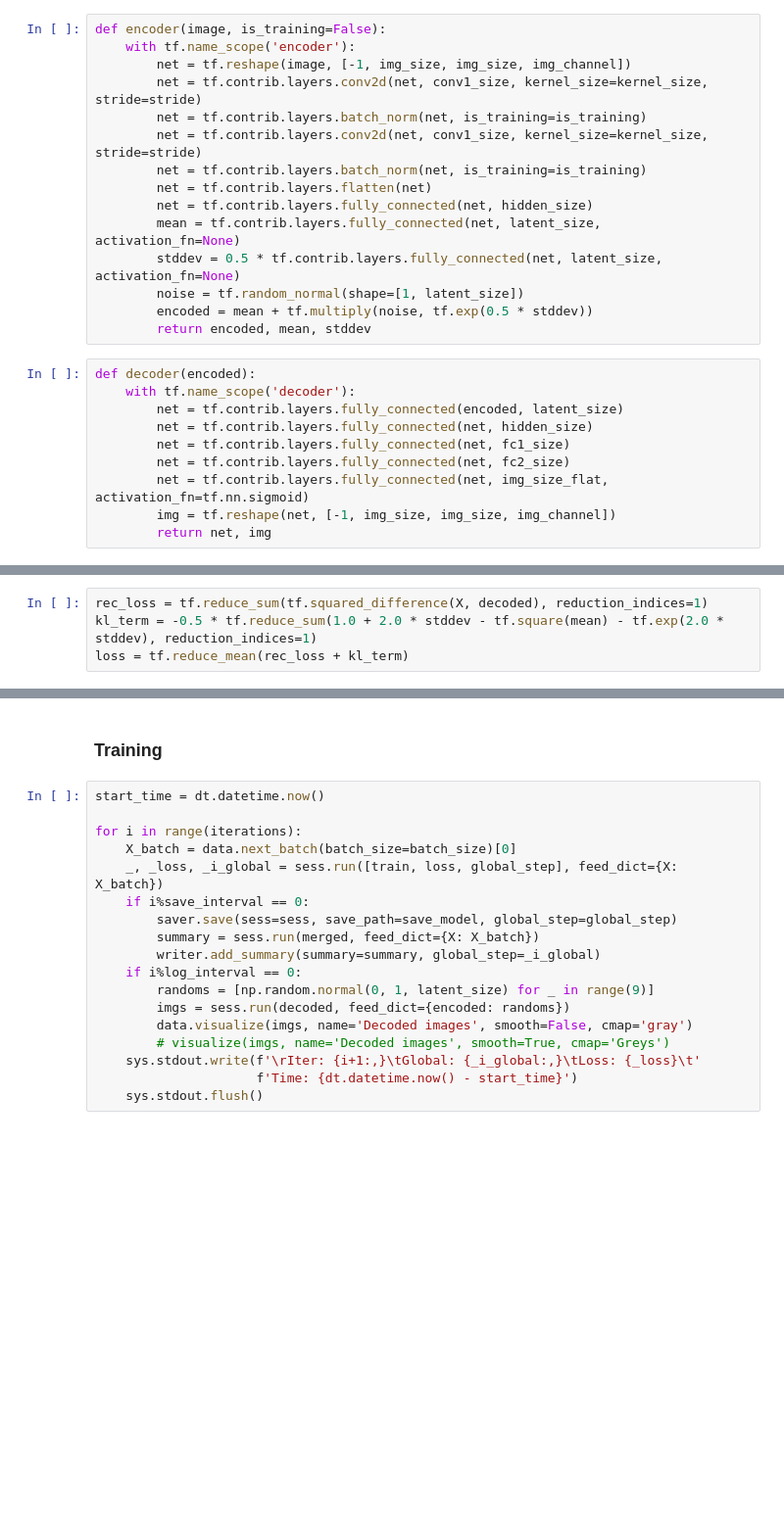
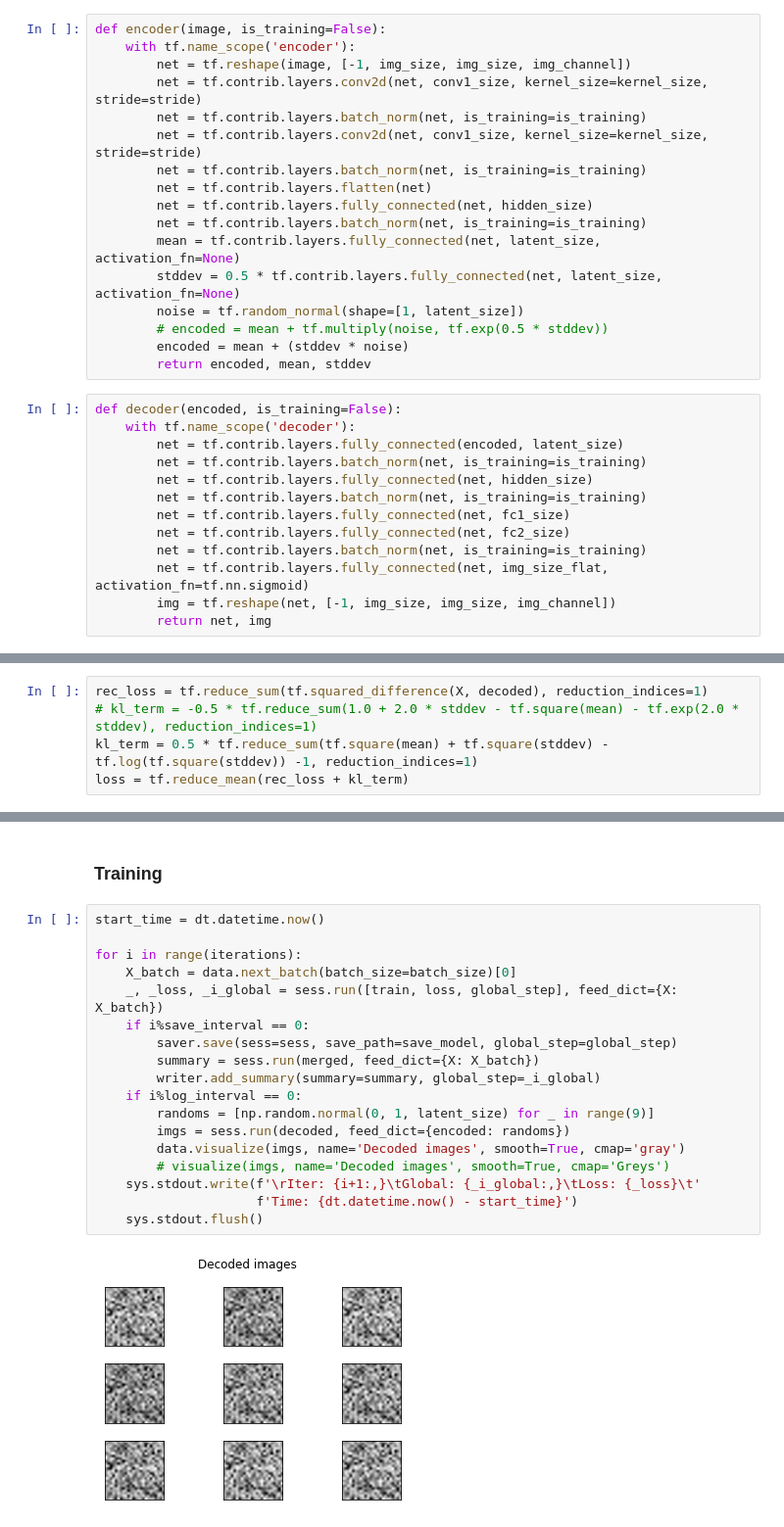
Before and after one commit to victor-iyi/101-objects-dataset, a Jupyter notebook: generate-objects-vae.ipynb, the cells around one changed output, grey strips where cells are left out. Shown: that part at 98% size. Saved outputs shown, nothing was run; the diff lists cells and outputs as text; blank space fills up the shorter version.

```diff
--- a/generate-objects-vae.ipynb
+++ b/generate-objects-vae.ipynb
@@ -89,18 +93,23 @@ def encoder(image, is_training=False):
         net = tf.contrib.layers.batch_norm(net, is_training=is_training)
         net = tf.contrib.layers.flatten(net)
         net = tf.contrib.layers.fully_connected(net, hidden_size)
+        net = tf.contrib.layers.batch_norm(net, is_training=is_training)
         mean = tf.contrib.layers.fully_connected(net, latent_size, activation_fn=None)
         stddev = 0.5 * tf.contrib.layers.fully_connected(net, latent_size, activation_fn=None)
         noise = tf.random_normal(shape=[1, latent_size])
-        encoded = mean + tf.multiply(noise, tf.exp(0.5 * stddev))
+        # encoded = mean + tf.multiply(noise, tf.exp(0.5 * stddev))
+        encoded = mean + (stddev * noise)
         return encoded, mean, stddev
 # %%
-def decoder(encoded):
+def decoder(encoded, is_training=False):
     with tf.name_scope('decoder'):
         net = tf.contrib.layers.fully_connected(encoded, latent_size)
+        net = tf.contrib.layers.batch_norm(net, is_training=is_training)
         net = tf.contrib.layers.fully_connected(net, hidden_size)
+        net = tf.contrib.layers.batch_norm(net, is_training=is_training)
         net = tf.contrib.layers.fully_connected(net, fc1_size)
         net = tf.contrib.layers.fully_connected(net, fc2_size)
+        net = tf.contrib.layers.batch_norm(net, is_training=is_training)
         net = tf.contrib.layers.fully_connected(net, img_size_flat, activation_fn=tf.nn.sigmoid)
         img = tf.reshape(net, [-1, img_size, img_size, img_channel])
         return net, img
@@ -115,7 +124,8 @@ decoded, d_img = decoder(encoded)
 ### Loss function
 # %%
 rec_loss = tf.reduce_sum(tf.squared_difference(X, decoded), reduction_indices=1)
-kl_term = -0.5 * tf.reduce_sum(1.0 + 2.0 * stddev - tf.square(mean) - tf.exp(2.0 * stddev), reduction_indices=1)
+# kl_term = -0.5 * tf.reduce_sum(1.0 + 2.0 * stddev - tf.square(mean) - tf.exp(2.0 * stddev), reduction_indices=1)
+kl_term = 0.5 * tf.reduce_sum(tf.square(mean) + tf.square(stddev) - tf.log(tf.square(stddev)) -1, reduction_indices=1)
 loss = tf.reduce_mean(rec_loss + kl_term)
 # %% [markdown]
 ### Optimizer
@@ -167,18 +179,20 @@ else:
 # %%
 start_time = dt.datetime.now()
 
 for i in range(iterations):
     X_batch = data.next_batch(batch_size=batch_size)[0]
     _, _loss, _i_global = sess.run([train, loss, global_step], feed_dict={X: X_batch})
     if i%save_interval == 0:
         saver.save(sess=sess, save_path=save_model, global_step=global_step)
         summary = sess.run(merged, feed_dict={X: X_batch})
         writer.add_summary(summary=summary, global_step=_i_global)
     if i%log_interval == 0:
         randoms = [np.random.normal(0, 1, latent_size) for _ in range(9)]
         imgs = sess.run(decoded, feed_dict={encoded: randoms})
-        data.visualize(imgs, name='Decoded images', smooth=False, cmap='gray')
+        data.visualize(imgs, name='Decoded images', smooth=True, cmap='gray')
         # visualize(imgs, name='Decoded images', smooth=True, cmap='Greys')
     sys.stdout.write(f'\rIter: {i+1:,}\tGlobal: {_i_global:,}\tLoss: {_loss}\t'
                      f'Time: {dt.datetime.now() - start_time}')
     sys.stdout.flush()
+# %% [output]
+[figure, added]
```
Also changed, not shown: parts of 5 cells of this notebook.
